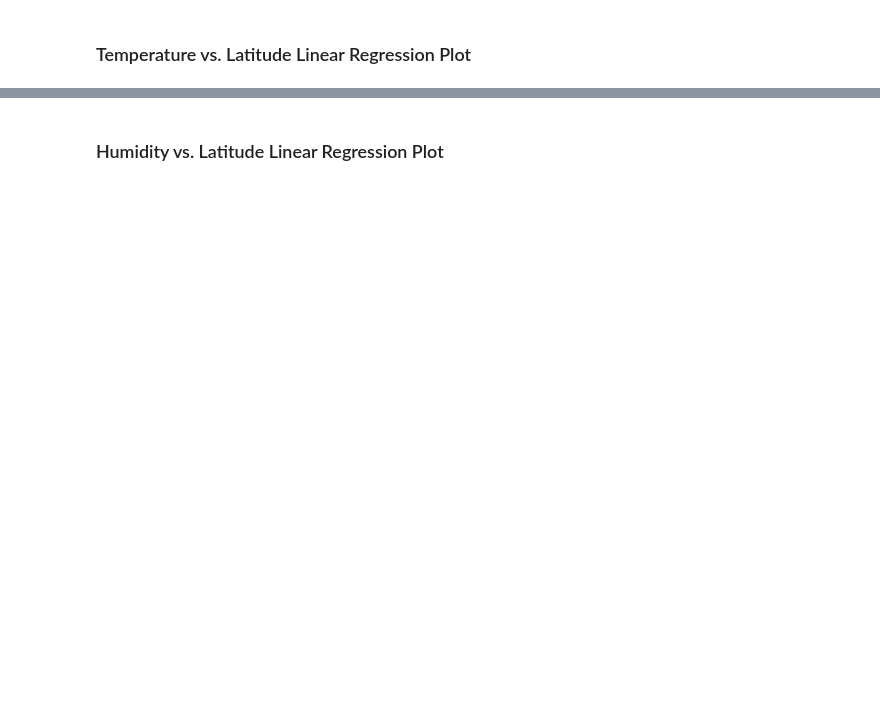
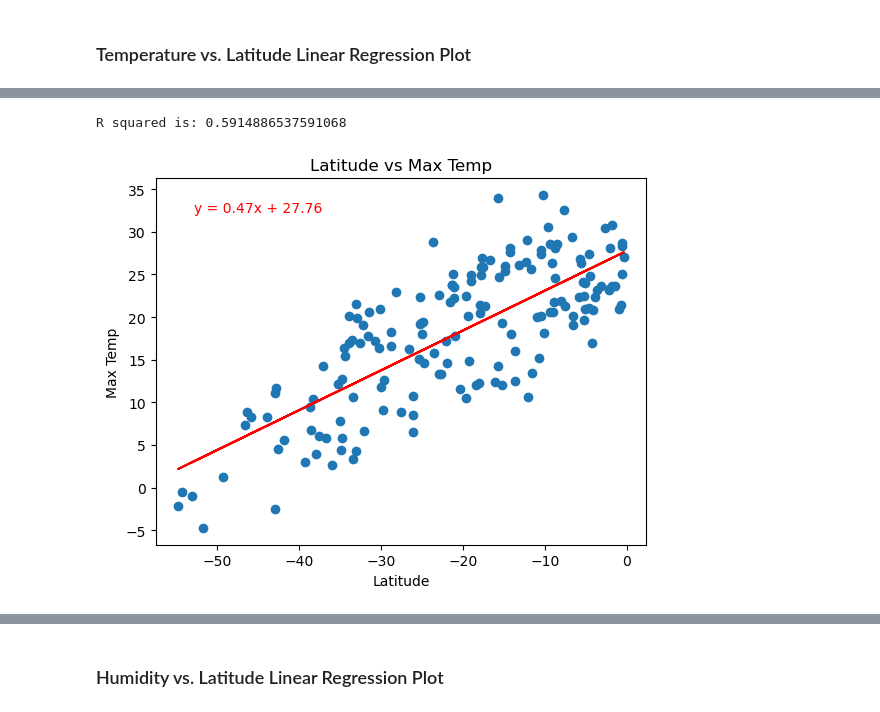
Before and after one commit to CathyMatthee/python-api-challenge, a Jupyter notebook: Weather_Vacation_Py/WeatherPy.ipynb, the cells around one changed output, grey strips where cells are left out. Drawn from its saved outputs; the diff is of its cells as text; code cells hidden in the pictures; blank space fills up the shorter version.

```diff
--- a/Weather_Vacation_Py/WeatherPy.ipynb
+++ b/Weather_Vacation_Py/WeatherPy.ipynb
@@ -343,0 +348,9 @@ The r^2-value is: 0.5828302644085626
+# %%
+# Linear regression on Southern Hemisphere
+x_values = southern_hemi_df["Lat"]
+y_values = southern_hemi_df["Max Temp"]
+y_column = northern_hemi_df.columns[3]
+lin_regress(x_values,y_values)
+# %% [output]
+R squared is: 0.5914886537591068
+[figure, added]
```
Also changed, not shown: parts of 26 cells of this notebook, 3 other files.
